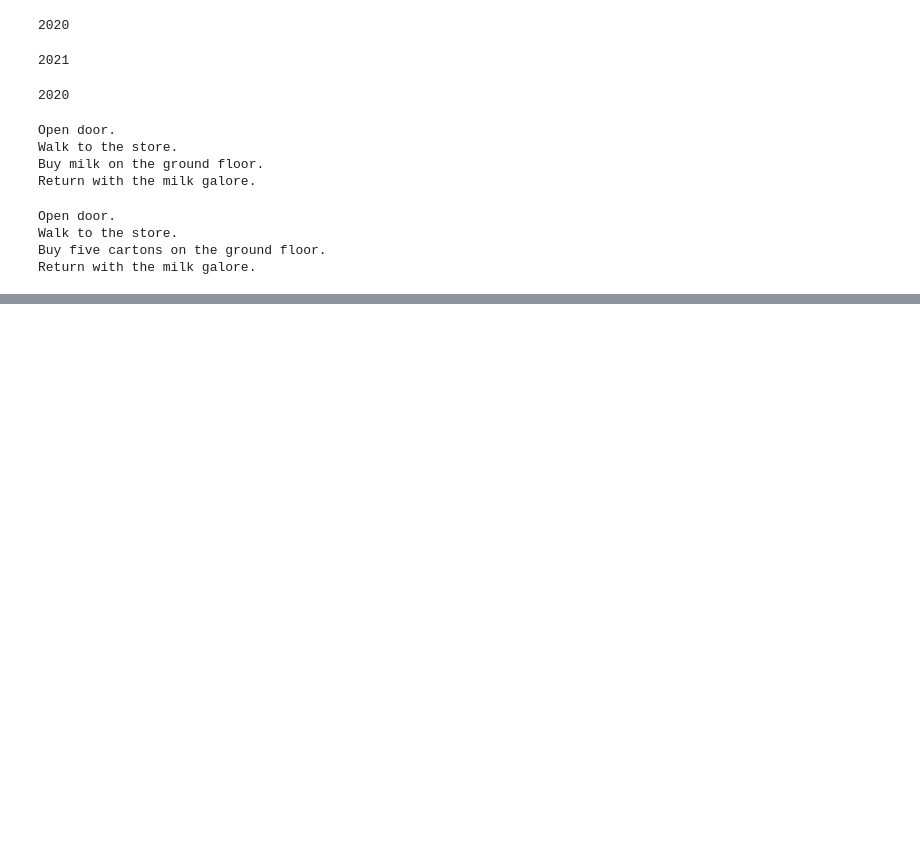
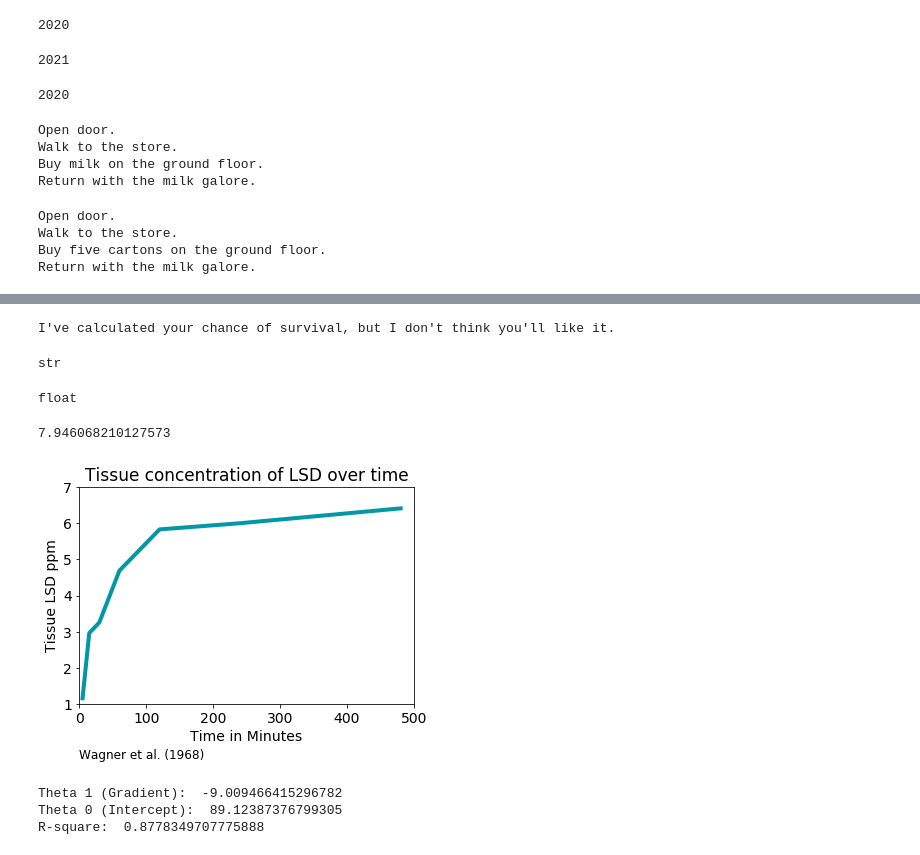
Before and after one commit to shade-12/ml-intro, a Jupyter notebook: 02_Python_Intro.ipynb, the cells around one changed output, grey strips where cells are left out. Cells and saved outputs as stored; diff of their text form; code cells hidden in the pictures; blank space fills up the shorter version.

```diff
--- a/02_Python_Intro.ipynb
+++ b/02_Python_Intro.ipynb
@@ -314,0 +367,54 @@ Return with the milk galore.
+# %%
+galaxy.quote_marvin()
+# %% [output]
+I've calculated your chance of survival, but I don't think you'll like it.
+# %%
+my_age = 'Twenty'
+type(my_age)
+# %% [output]
+str
+# %%
+my_age = 20.53
+type(my_age)
+# %% [output]
+float
+# %%
+result = galaxy.square_root(63.14)
+print(result)
+# %% [output]
+7.946068210127573
+# %%
+time = data[['Time_Delay_in_Minutes']]
+LSD = data[['LSD_ppm']]
+score = data[['Avg_Math_Test_Score']]
+# %%
+%matplotlib inline
+
+plt.title('Tissue concentration of LSD over time', fontsize=17)
+plt.xlabel('Time in Minutes', fontsize=14)
+plt.ylabel('Tissue LSD ppm', fontsize=14)
+plt.text(x=0, y=-0.5, s='Wagner et al. (1968)', fontsize=12)
+plt.xticks(fontsize=14)
+plt.yticks(fontsize=14)
+
+plt.ylim(1, 7)
+plt.xlim(0, 500)
+
+plt.style.use('classic')
+
+plt.plot(time, LSD, color='#0097a7', linewidth=4)
+plt.show()
+# %% [output]
+[figure, added]
+# %%
+regr = LinearRegression()
+regr.fit(LSD, score)
+print('Theta 1 (Gradient): ', regr.coef_[0][0])
+print('Theta 0 (Intercept): ', regr.intercept_[0])
+print('R-square: ', regr.score(LSD, score))
+
+predicted_score = regr.predict(LSD)
+# %% [output]
+Theta 1 (Gradient):  -9.009466415296782
+Theta 0 (Intercept):  89.12387376799305
+R-square:  0.8778349707775888
```
Also changed, not shown: parts of 9 cells of this notebook, 1 other file.
